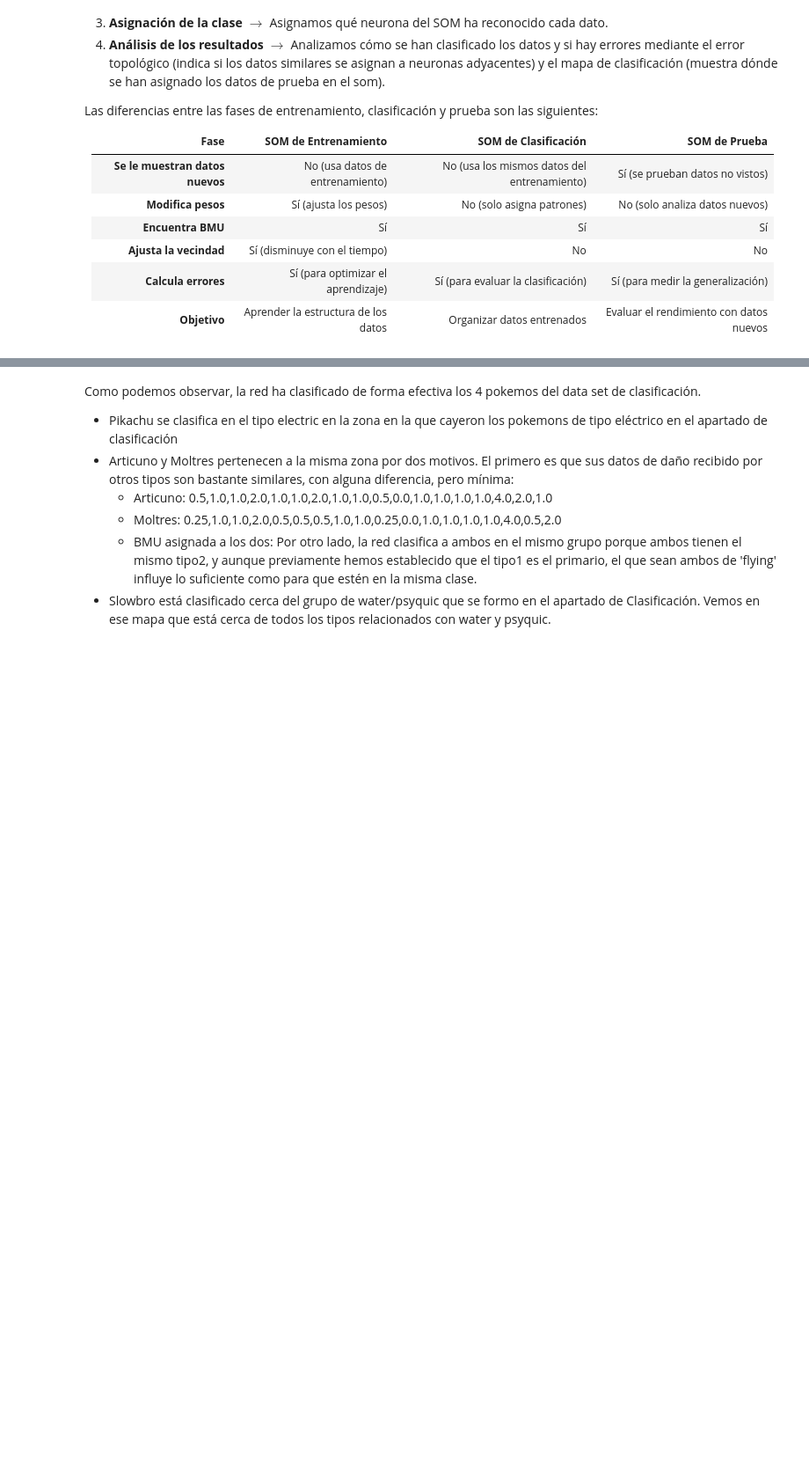
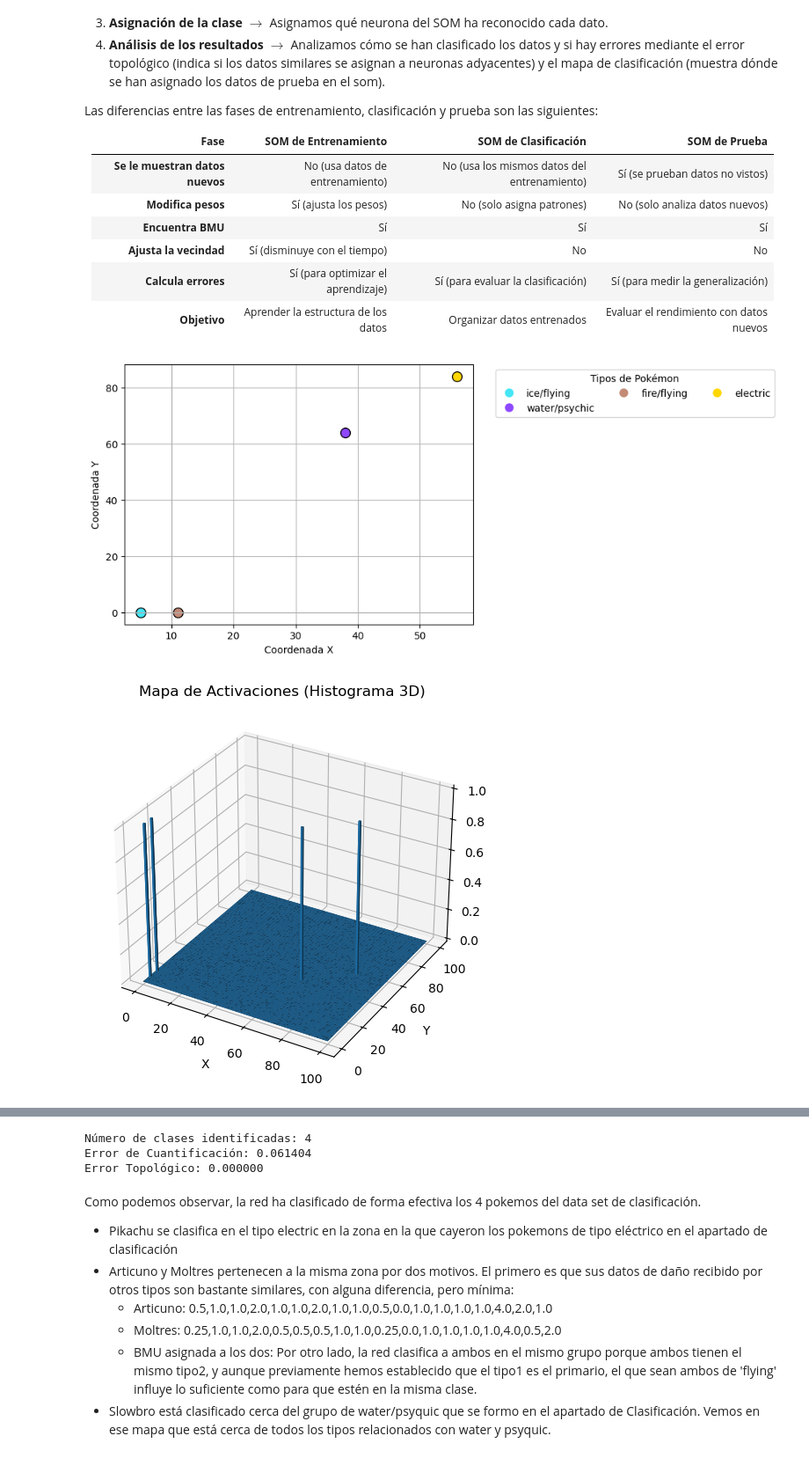
Before and after one commit to Carmoruda/IA_II, a Jupyter notebook: LAB_02/L1P2_SOM_pokemon.ipynb, the cells around one changed output, grey strips where cells are left out. Shown at 88% size. Saved outputs shown, nothing was run; the diff lists cells and outputs as text; code cells hidden in the pictures; blank space fills up the shorter version.

```diff
--- a/LAB_02/L1P2_SOM_pokemon.ipynb
+++ b/LAB_02/L1P2_SOM_pokemon.ipynb
@@ -1047,7 +993,7 @@ Las diferencias entre las fases de entrenamiento, clasificación y prueba son la
 # %%
 # Clasifica nuevos patrones (pokemon_classify)
 
-dataset_clasi = "/pokemon_classify.csv"
+dataset_clasi = "pokemon_classify.csv"
 datos_clasificar_original = pd.read_csv(dataset_clasi)
 """Contiene todos los datos de clasificacion de nuevos Pokemons"""
 
@@ -1082,30 +1028,33 @@ plt.grid(True)
 plt.show()
 
 # 4. Mostramos el histograma 3D del Mapa de Activaciones
 fig = plt.figure()
 ax = fig.add_subplot(111, projection='3d')
 x = np.arange(mapa_activaciones.shape[0])
 y = np.arange(mapa_activaciones.shape[1])
 X, Y = np.meshgrid(x, y)
 ax.bar3d(X.ravel(), Y.ravel(), np.zeros_like(mapa_activaciones).ravel(),
             1, 1, mapa_activaciones.ravel(), shade=True)
 ax.set_title("Mapa de Activaciones (Histograma 3D)")
 ax.set_xlabel("X")
 ax.set_ylabel("Y")
 ax.set_zlabel("Frecuencia")
 ax.set_zlabel("Frecuencia", labelpad=10)
 plt.tight_layout()
 plt.show()
 
 # 5. Mostramos el mapa de distancias
 plt.figure()
 plt.title("Mapa de Distancias del Dataset")
 im = plt.imshow(mapa_distancias, cmap='hot_r')
 plt.colorbar(im, label="Distancia Media")
 plt.tight_layout()
 plt.show()
 
 # 6. Número de clases y errores
 print(f"Número de clases identificadas: {num_clases}")
 print(f"Error de Cuantificación: {error_cuantificacion:.6f}")
 print(f"Error Topológico: {error_topologico:.6f}")
+# %% [output]
+[figure, added]
+[figure, added]
@@ -1112,3 +1062,6 @@ print(f"Error Topológico: {error_topologico:.6f}")
+Número de clases identificadas: 4
+Error de Cuantificación: 0.061404
+Error Topológico: 0.000000
 # %% [markdown]
 Como podemos observar, la red ha clasificado de forma efectiva los 4 pokemos del data set de clasificación.
 - Pikachu se clasifica en el tipo electric en la zona en la que cayeron los pokemons de tipo eléctrico en el apartado de clasificación
```
Also changed, not shown: parts of 6 cells of this notebook.
